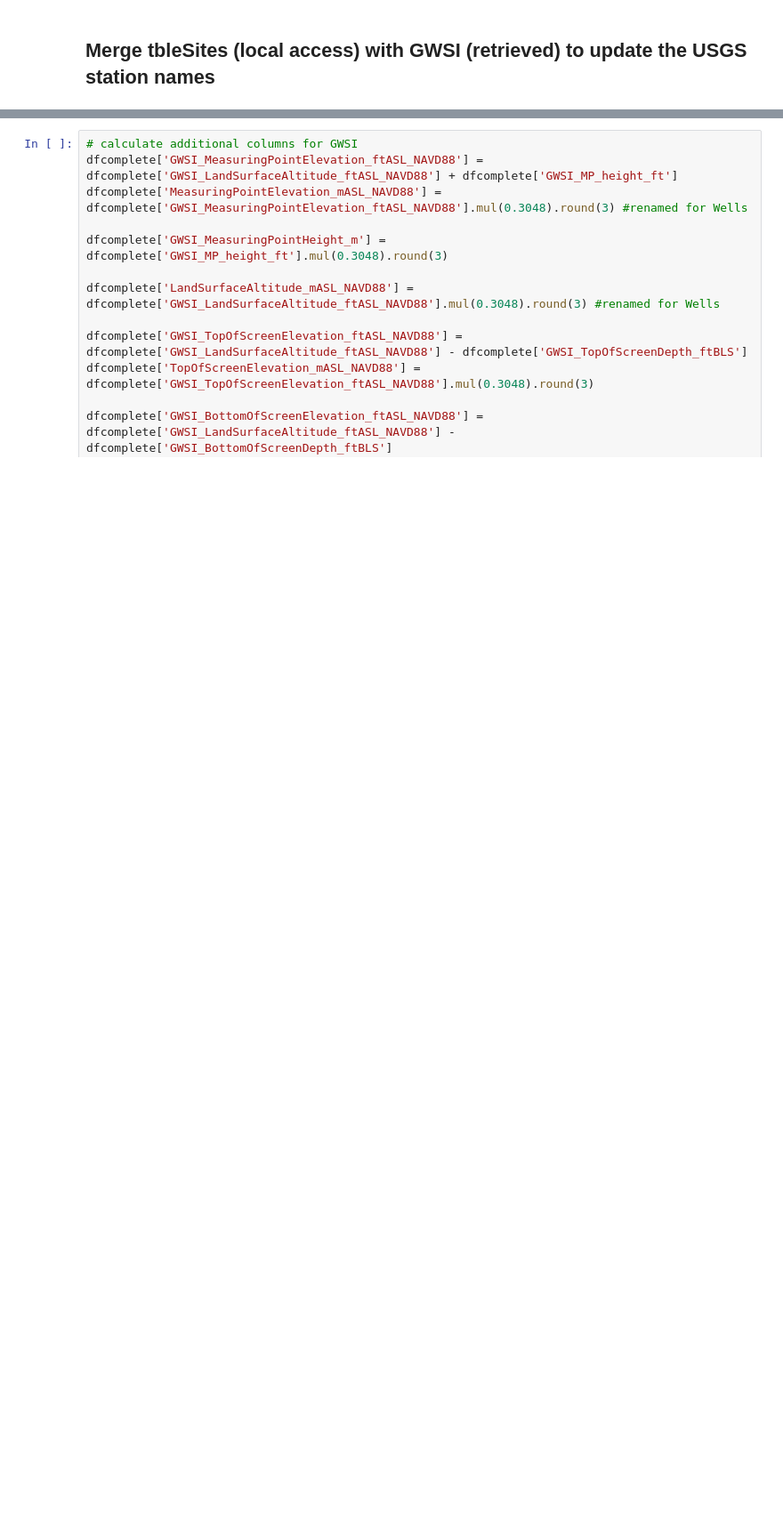
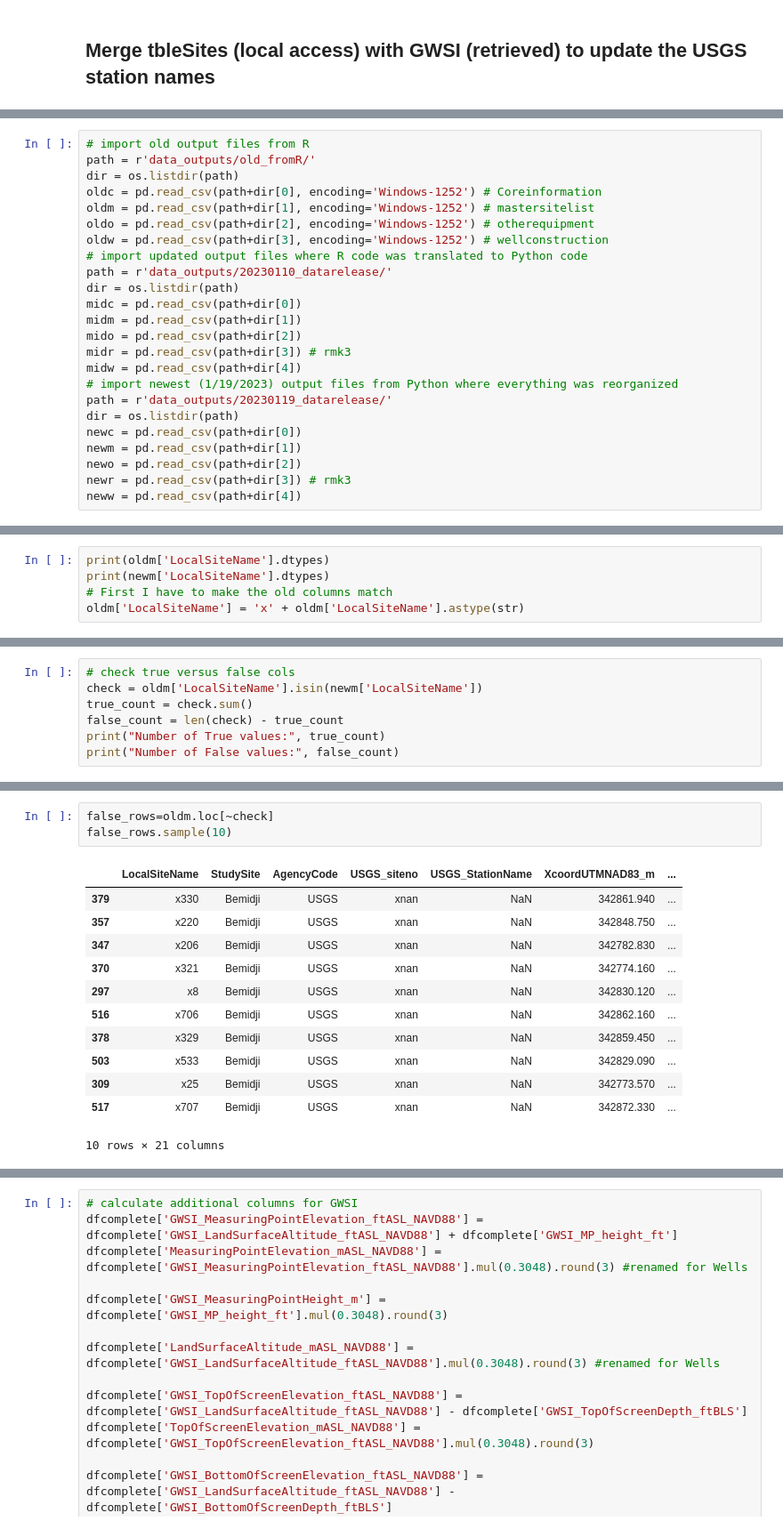
Before and after one commit to BojanMilinic/bemidji, a Jupyter notebook: 02_data_convergence_automate.ipynb, the cells around one changed output, grey strips where cells are left out. Shown at 89% size. Drawn from its saved outputs; the diff is of its cells as text; blank space fills up the shorter version.

Commit message:
Recreated original code but reorganized everything

```diff
--- a/02_data_convergence_automate.ipynb
+++ b/02_data_convergence_automate.ipynb
@@ -56,0 +494,24 @@ tblcd_OpeningType = pd.read_sql("select * from tblcd_OpeningType", Gfe_db)
+# %%
+# import old output files from R
+path = r'data_outputs/old_fromR/'
+dir = os.listdir(path)
+oldc = pd.read_csv(path+dir[0], encoding='Windows-1252') # Coreinformation
+oldm = pd.read_csv(path+dir[1], encoding='Windows-1252') # mastersitelist
+oldo = pd.read_csv(path+dir[2], encoding='Windows-1252') # otherequipment
+oldw = pd.read_csv(path+dir[3], encoding='Windows-1252') # wellconstruction
+# import updated output files where R code was translated to Python code
+path = r'data_outputs/20230110_datarelease/'
+dir = os.listdir(path)
+midc = pd.read_csv(path+dir[0])
+midm = pd.read_csv(path+dir[1])
+mido = pd.read_csv(path+dir[2])
+midr = pd.read_csv(path+dir[3]) # rmk3
+midw = pd.read_csv(path+dir[4])
+# import newest (1/19/2023) output files from Python where everything was reorganized
+path = r'data_outputs/20230119_datarelease/'
+dir = os.listdir(path)
+newc = pd.read_csv(path+dir[0])
+newm = pd.read_csv(path+dir[1])
+newo = pd.read_csv(path+dir[2])
+newr = pd.read_csv(path+dir[3]) # rmk3
+neww = pd.read_csv(path+dir[4])
@@ -56,0 +578,5 @@ tblcd_OpeningType = pd.read_sql("select * from tblcd_OpeningType", Gfe_db)
+# %%
+print(oldm['LocalSiteName'].dtypes)
+print(newm['LocalSiteName'].dtypes)
+# First I have to make the old columns match
+oldm['LocalSiteName'] = 'x' + oldm['LocalSiteName'].astype(str)
@@ -56,0 +600,7 @@ tblcd_OpeningType = pd.read_sql("select * from tblcd_OpeningType", Gfe_db)
+# %%
+# check true versus false cols
+check = oldm['LocalSiteName'].isin(newm['LocalSiteName'])
+true_count = check.sum()
+false_count = len(check) - true_count
+print("Number of True values:", true_count)
+print("Number of False values:", false_count)
@@ -56,0 +622,16 @@ tblcd_OpeningType = pd.read_sql("select * from tblcd_OpeningType", Gfe_db)
+# %%
+false_rows=oldm.loc[~check]
+false_rows.sample(10)
+# %% [output]
+|  | LocalSiteName | StudySite | AgencyCode | USGS_siteno | USGS_StationName | XcoordUTMNAD83_m | ... |
+| 379 | x330 | Bemidji | USGS | xnan | NaN | 342861.940 | ... |
+| 357 | x220 | Bemidji | USGS | xnan | NaN | 342848.750 | ... |
+| 347 | x206 | Bemidji | USGS | xnan | NaN | 342782.830 | ... |
+| 370 | x321 | Bemidji | USGS | xnan | NaN | 342774.160 | ... |
+| 297 | x8 | Bemidji | USGS | xnan | NaN | 342830.120 | ... |
+| 516 | x706 | Bemidji | USGS | xnan | NaN | 342862.160 | ... |
+| 378 | x329 | Bemidji | USGS | xnan | NaN | 342859.450 | ... |
+| 503 | x533 | Bemidji | USGS | xnan | NaN | 342829.090 | ... |
+| 309 | x25 | Bemidji | USGS | xnan | NaN | 342773.570 | ... |
+| 517 | x707 | Bemidji | USGS | xnan | NaN | 342872.330 | ... |
+10 rows × 21 columns
```
Also changed, not shown: parts of 105 cells of this notebook.
